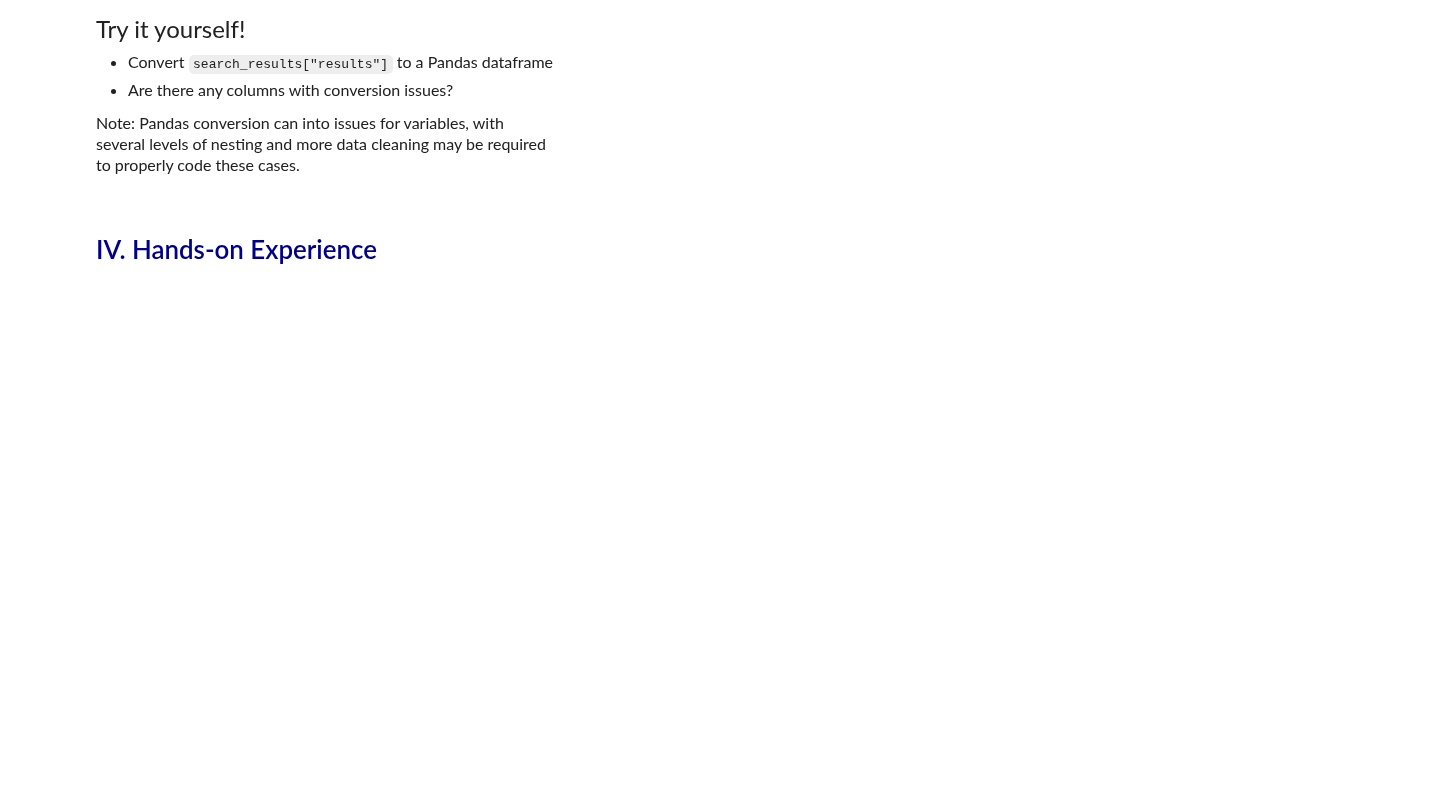
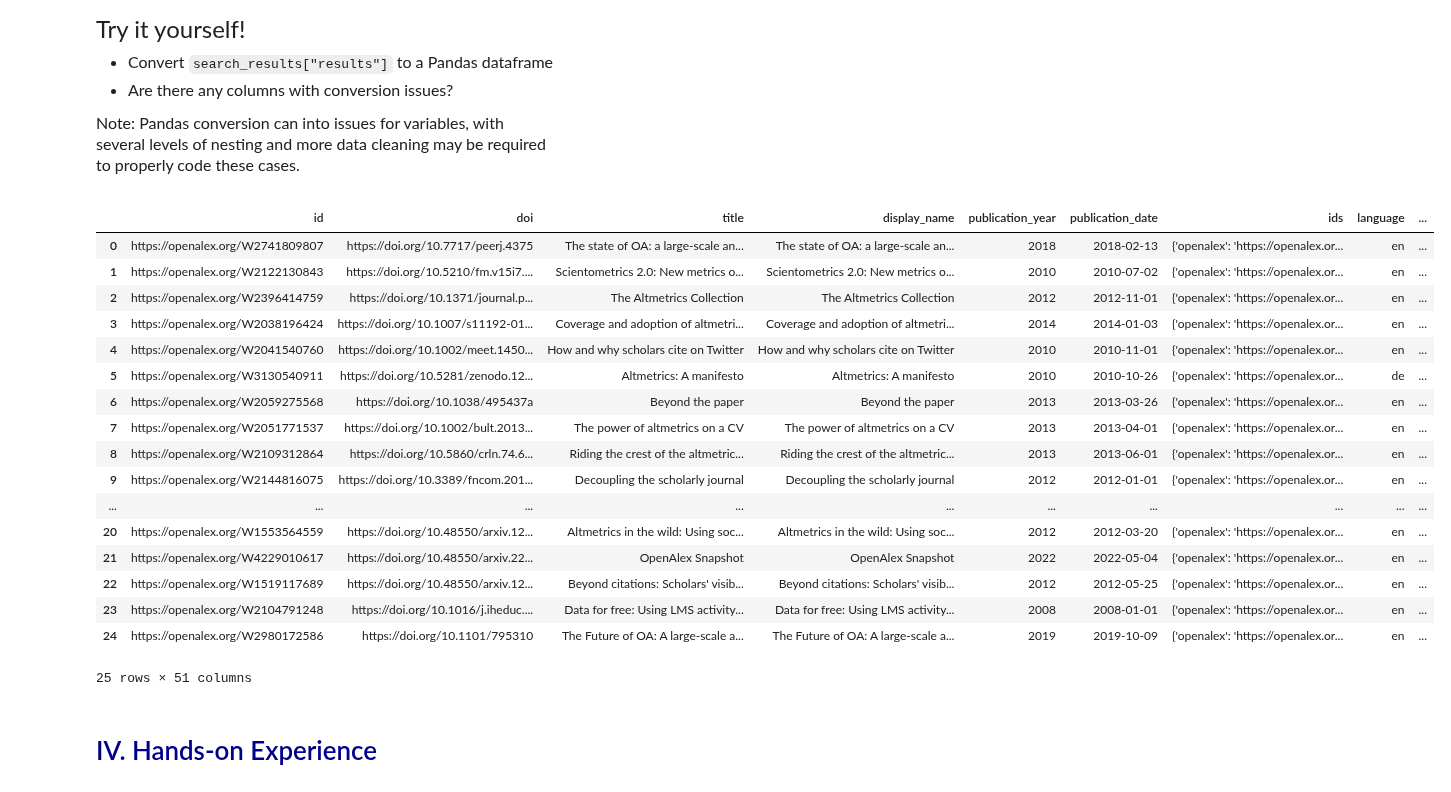
Before and after one commit to amanda-midd/datasci530fall2026, a Jupyter notebook: Lecture 05/Lecture 5b - APIs and JSON.ipynb, the cells around one changed output. Cells and saved outputs as stored; diff of their text form; code cells hidden in the pictures; blank space fills up the shorter version.

```diff
--- a/Lecture 05/Lecture 5b - APIs and JSON.ipynb
+++ b/Lecture 05/Lecture 5b - APIs and JSON.ipynb
@@ -308,6 +339,28 @@ several levels of nesting and more data cleaning may be required <br>
 to properly code these cases.
 # %%
 # Write your own code
+
+data_results = pd.DataFrame(search_results["results"])
+data_results
+# %% [output]
+|  | id | doi | title | display_name | publication_year | publication_date | ids | language | ... |
+| 0 | https://openalex.org/W2741809807 | https://doi.org/10.7717/peerj.4375 | The state of OA: a large-scale an... | The state of OA: a large-scale an... | 2018 | 2018-02-13 | {'openalex': 'https://openalex.or... | en | ... |
+| 1 | https://openalex.org/W2122130843 | https://doi.org/10.5210/fm.v15i7.... | Scientometrics 2.0: New metrics o... | Scientometrics 2.0: New metrics o... | 2010 | 2010-07-02 | {'openalex': 'https://openalex.or... | en | ... |
+| 2 | https://openalex.org/W2396414759 | https://doi.org/10.1371/journal.p... | The Altmetrics Collection | The Altmetrics Collection | 2012 | 2012-11-01 | {'openalex': 'https://openalex.or... | en | ... |
+| 3 | https://openalex.org/W2038196424 | https://doi.org/10.1007/s11192-01... | Coverage and adoption of altmetri... | Coverage and adoption of altmetri... | 2014 | 2014-01-03 | {'openalex': 'https://openalex.or... | en | ... |
+| 4 | https://openalex.org/W2041540760 | https://doi.org/10.1002/meet.1450... | How and why scholars cite on Twitter | How and why scholars cite on Twitter | 2010 | 2010-11-01 | {'openalex': 'https://openalex.or... | en | ... |
+| 5 | https://openalex.org/W3130540911 | https://doi.org/10.5281/zenodo.12... | Altmetrics: A manifesto | Altmetrics: A manifesto | 2010 | 2010-10-26 | {'openalex': 'https://openalex.or... | de | ... |
+| 6 | https://openalex.org/W2059275568 | https://doi.org/10.1038/495437a | Beyond the paper | Beyond the paper | 2013 | 2013-03-26 | {'openalex': 'https://openalex.or... | en | ... |
+| 7 | https://openalex.org/W2051771537 | https://doi.org/10.1002/bult.2013... | The power of altmetrics on a CV | The power of altmetrics on a CV | 2013 | 2013-04-01 | {'openalex': 'https://openalex.or... | en | ... |
+| 8 | https://openalex.org/W2109312864 | https://doi.org/10.5860/crln.74.6... | Riding the crest of the altmetric... | Riding the crest of the altmetric... | 2013 | 2013-06-01 | {'openalex': 'https://openalex.or... | en | ... |
+| 9 | https://openalex.org/W2144816075 | https://doi.org/10.3389/fncom.201... | Decoupling the scholarly journal | Decoupling the scholarly journal | 2012 | 2012-01-01 | {'openalex': 'https://openalex.or... | en | ... |
+| ... | ... | ... | ... | ... | ... | ... | ... | ... | ... |
+| 20 | https://openalex.org/W1553564559 | https://doi.org/10.48550/arxiv.12... | Altmetrics in the wild: Using soc... | Altmetrics in the wild: Using soc... | 2012 | 2012-03-20 | {'openalex': 'https://openalex.or... | en | ... |
+| 21 | https://openalex.org/W4229010617 | https://doi.org/10.48550/arxiv.22... | OpenAlex Snapshot | OpenAlex Snapshot | 2022 | 2022-05-04 | {'openalex': 'https://openalex.or... | en | ... |
+| 22 | https://openalex.org/W1519117689 | https://doi.org/10.48550/arxiv.12... | Beyond citations: Scholars' visib... | Beyond citations: Scholars' visib... | 2012 | 2012-05-25 | {'openalex': 'https://openalex.or... | en | ... |
+| 23 | https://openalex.org/W2104791248 | https://doi.org/10.1016/j.iheduc.... | Data for free: Using LMS activity... | Data for free: Using LMS activity... | 2008 | 2008-01-01 | {'openalex': 'https://openalex.or... | en | ... |
+| 24 | https://openalex.org/W2980172586 | https://doi.org/10.1101/795310 | The Future of OA: A large-scale a... | The Future of OA: A large-scale a... | 2019 | 2019-10-09 | {'openalex': 'https://openalex.or... | en | ... |
+25 rows × 51 columns
 # %% [markdown]
 # <span style="color:darkblue"> IV. Hands-on Experience </span>
 # %% [markdown]
```
Also changed, not shown: parts of 10 cells of this notebook, 11 other files.
